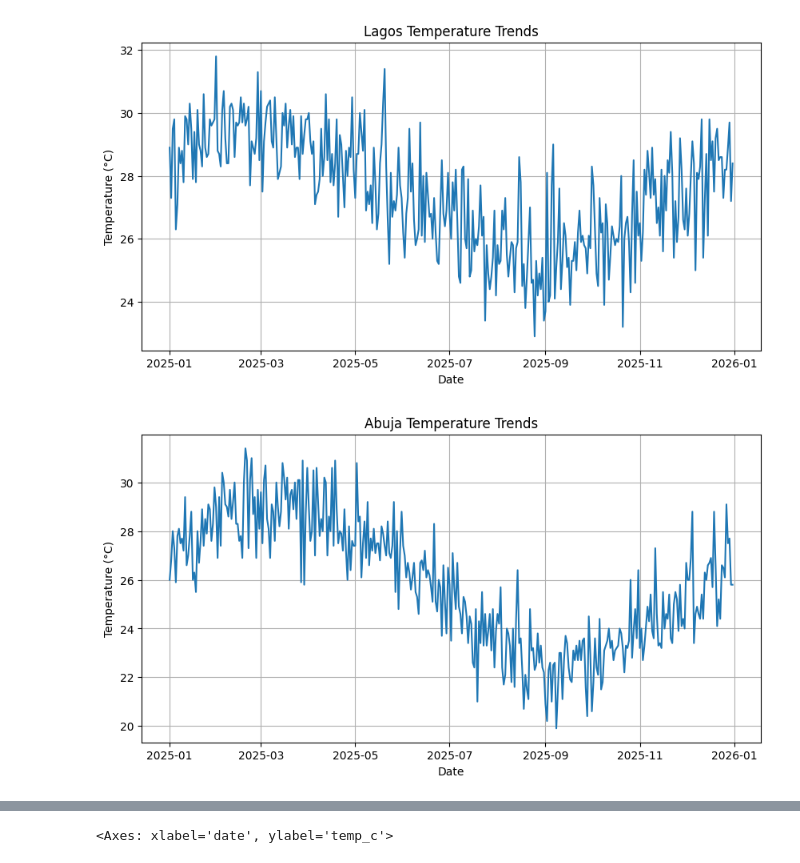
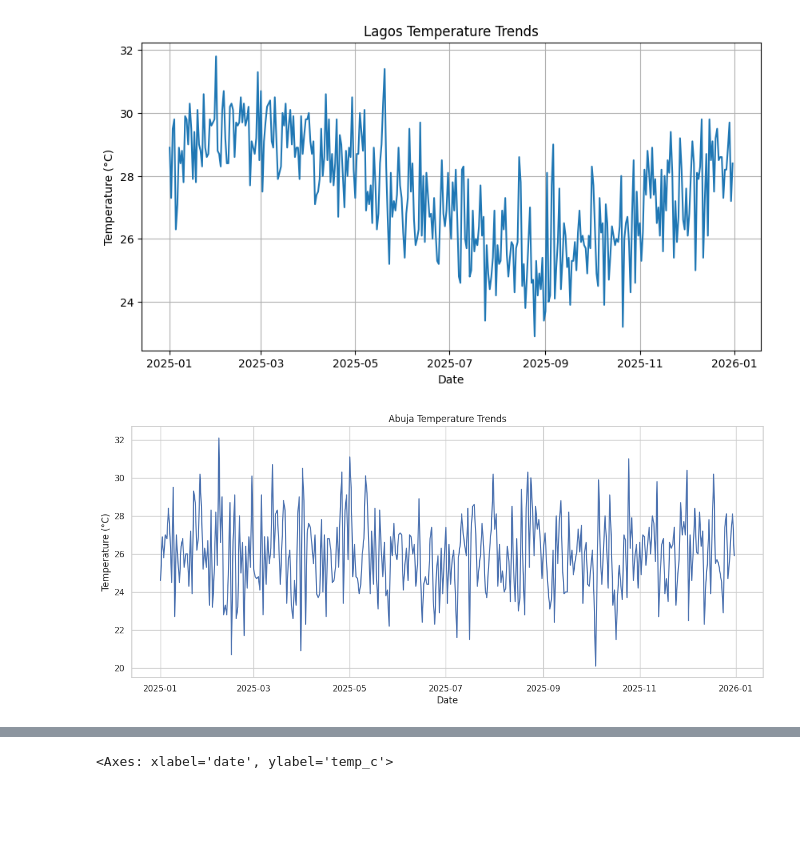
Before and after one commit to Ibraheem0011/TWDP-Python-Data-Analysis-Training_Programme, a Jupyter notebook: TWDP_Python.ipynb, the cells around one changed output, grey strips where cells are left out. Saved outputs shown, nothing was run; the diff lists cells and outputs as text; code cells hidden in the pictures; blank space fills up the shorter version.

```diff
--- a/TWDP_Python.ipynb
+++ b/TWDP_Python.ipynb
@@ -163,0 +1199,24 @@ df.describe()
+# %%
+
+import pandas as pd
+import os
+
+FilePath = '/content/weather_2025.csv'
+
+# Fallback to session variable if the file is missing
+if os.path.exists(FilePath):
+    df = pd.read_csv(FilePath)
+else:
+    print(f"Warning: '{FilePath}' was not found.")
+    try:
+        # Check if df is already defined in memory from previous actions
+        df = globals().get('df')
+        if df is not null and not df.empty:
+            print("Reusing the existing dataset already loaded in memory.")
+    except NameError:
+        print("Please upload the weather_2025.csv file to the workspace.")
+
+if 'df' in globals() and df is not None:
+    print(df.head())
+    print(f"Shape: {df.shape}")
+    print(df.describe())
@@ -227,14 +1309,18 @@ plt.show()
 [figure]
 # %%
 import matplotlib.pyplot as plt
+import pandas as pd
+
+# Filter the main weather dataset for Abuja
+Abuja = df[df["city"] == "Abuja"]
 
 # Plot temperature for Abuja
-plt.figure(figsize=(10, 5))
-plt.plot(pd.to_datetime(Lagos["date"]), Abuja ["temp_c"])
+plt.figure(figsize=(15, 6))
+plt.plot(pd.to_datetime(Abuja["date"]), Abuja["temp_c"])
 plt.title("Abuja Temperature Trends")
 plt.xlabel("Date")
 plt.ylabel("Temperature (°C)")
 plt.grid(True)
 plt.show()
 # %% [output]
-[figure, old version]
+[figure, new version]
```
Also changed, not shown: parts of 75 cells of this notebook.
